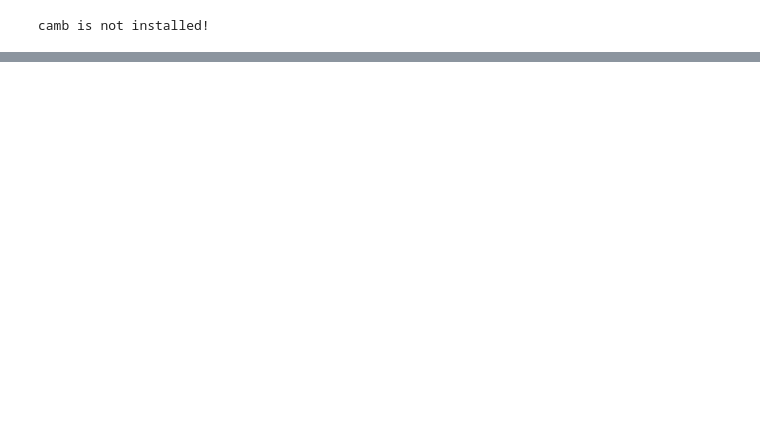
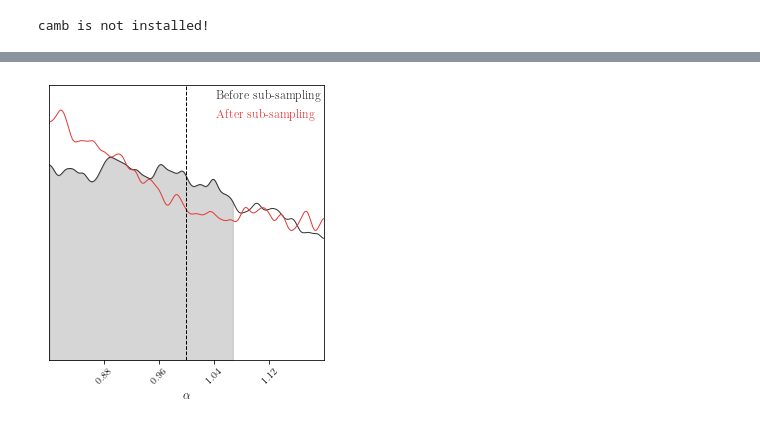
Before and after one commit to mehdirezaie/bao_fit, a Jupyter notebook: BAOpipeline.ipynb, the cells around one changed output, grey strips where cells are left out. Cells and saved outputs as stored; diff of their text form; code cells hidden in the pictures; blank space fills up the shorter version.

```diff
--- a/BAOpipeline.ipynb
+++ b/BAOpipeline.ipynb
@@ -496,3 +522,4 @@ args
 # %%
-samples  = fit_BAO(args)
+samples   = fit_BAO(args)
+samples1  = fit_BAO(args1)
 # %% [output]
@@ -515,0 +573,4 @@ chi^2/dof:  0.013165931835464047
+# %%
+fig = c.plotter.plot(parameters=[r'$\alpha$'], figsize=3., truth=[1.])
+# %% [output]
+[figure, added]
```
Also changed, not shown: parts of 21 cells of this notebook, 2 other files.
